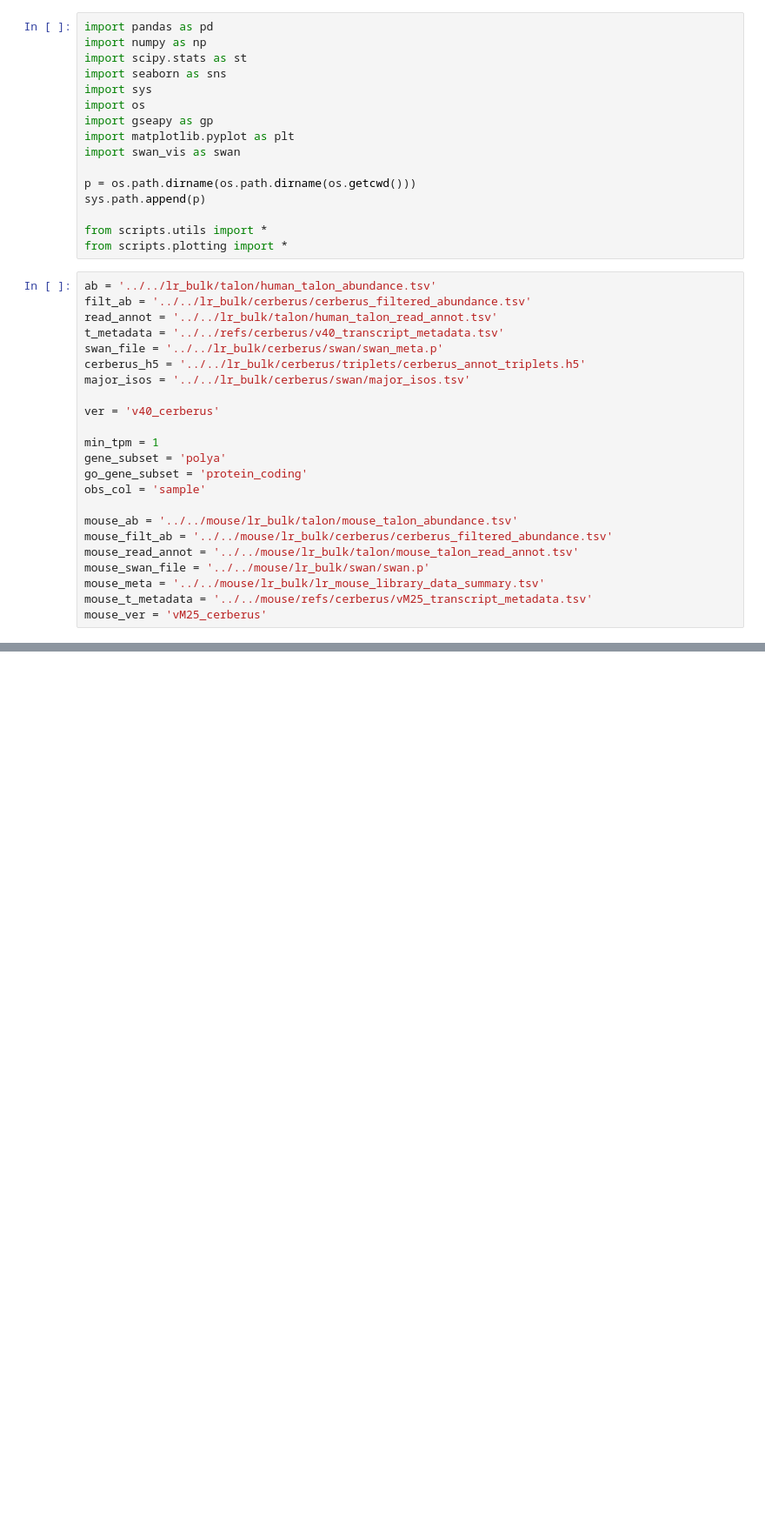
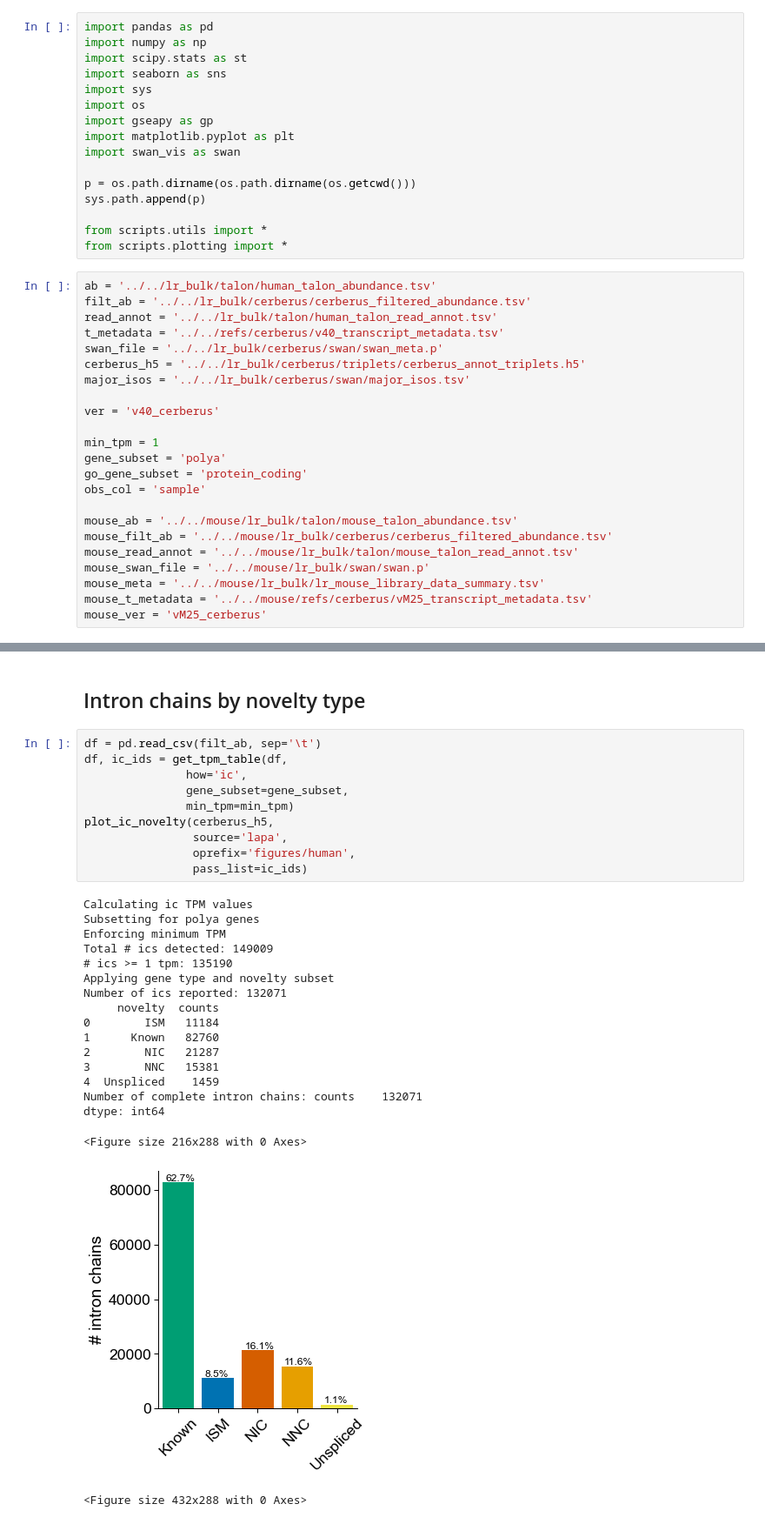
Before and after one commit to fairliereese/rnawg, a Jupyter notebook: figures/fig_s4_triplet_features/fig_s4.ipynb, the cells around one changed output, grey strips where cells are left out. Shown at 87% size. Drawn from its saved outputs; the diff is of its cells as text; blank space fills up the shorter version.

```diff
--- a/figures/fig_s4_triplet_features/fig_s4.ipynb
+++ b/figures/fig_s4_triplet_features/fig_s4.ipynb
@@ -170,0 +110,31 @@ Number of tess reported: 74318
+# %% [markdown]
+## Intron chains by novelty type
+# %%
+df = pd.read_csv(filt_ab, sep='\t')
+df, ic_ids = get_tpm_table(df,
+               how='ic',
+               gene_subset=gene_subset,
+               min_tpm=min_tpm)
+plot_ic_novelty(cerberus_h5,
+                source='lapa',
+                oprefix='figures/human',
+                pass_list=ic_ids)
+# %% [output]
+Calculating ic TPM values
+Subsetting for polya genes
+Enforcing minimum TPM
+Total # ics detected: 149009
+# ics >= 1 tpm: 135190
+Applying gene type and novelty subset
+Number of ics reported: 132071
+     novelty  counts
+0        ISM   11184
+1      Known   82760
+2        NIC   21287
+3        NNC   15381
+4  Unspliced    1459
+Number of complete intron chains: counts    132071
+dtype: int64
+<Figure size 216x288 with 0 Axes>
+[figure, added]
+<Figure size 432x288 with 0 Axes>
```
Also changed, not shown: parts of 13 cells of this notebook, 12 other files.
